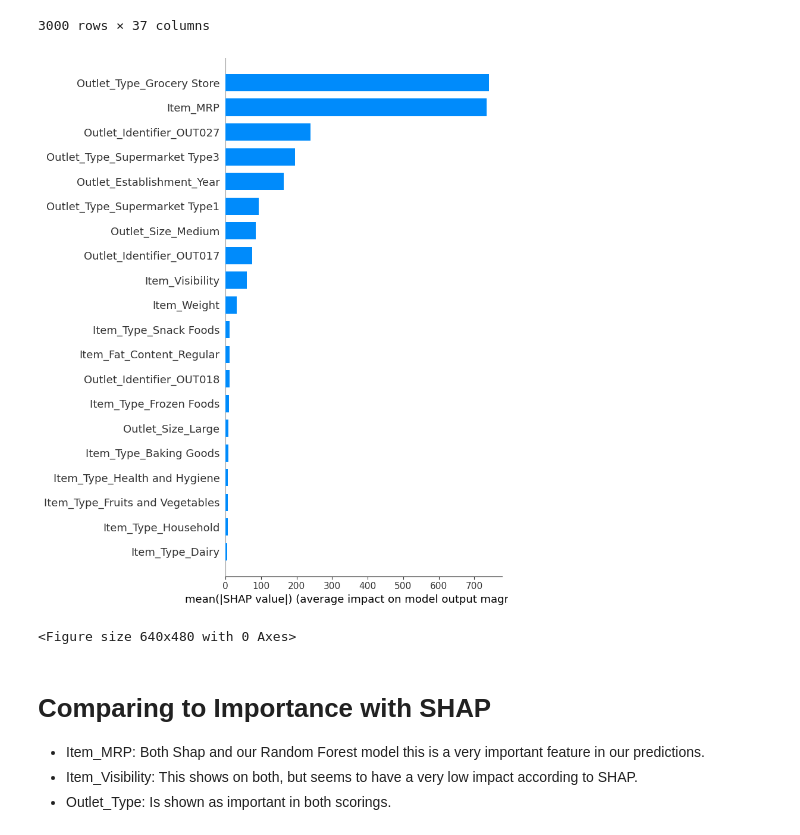
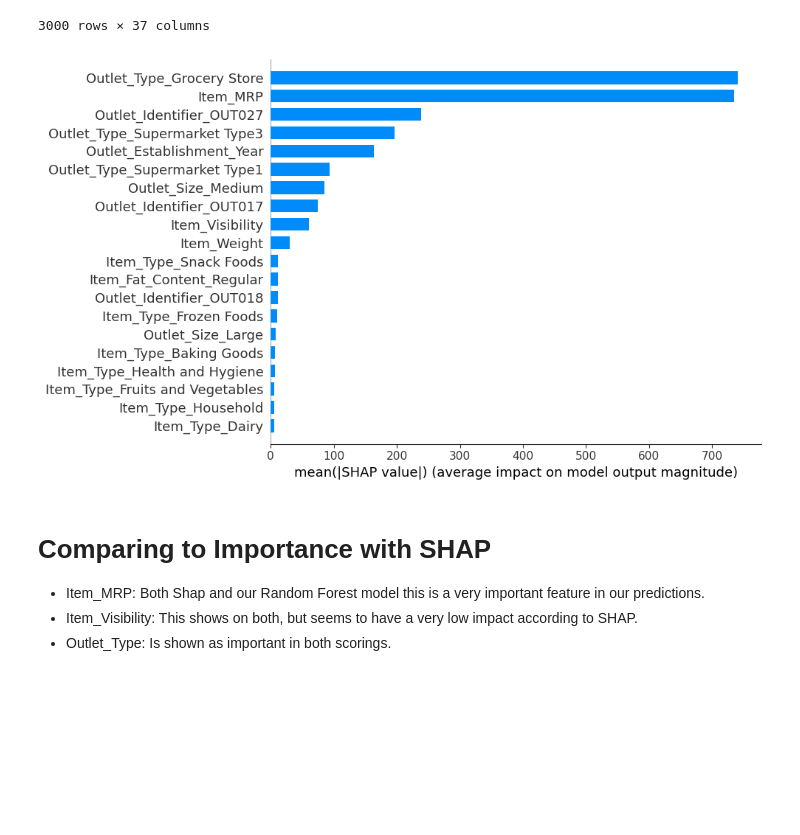
Before and after one commit to MikeyClausen/Prediction-of-Product-Sales, a Jupyter notebook: Explaining Models with Shap.ipynb, the cells around one changed output. Saved outputs shown, nothing was run; the diff lists cells and outputs as text; code cells hidden in the pictures; blank space fills up the shorter version.

```diff
--- a/Explaining Models with Shap.ipynb
+++ b/Explaining Models with Shap.ipynb
@@ -107,11 +107,10 @@ pd.DataFrame(shap_values.values, columns = X_shap.columns)
 | 2999 | -16.231420 | -27.536309 | -1039.797077 | -34.243181 | 5.828045 | ... |
 3000 rows × 37 columns
 # %%
-shap.summary_plot(shap_values,features= X_shap, plot_type='bar')
-plt.savefig('shap.png', bbox_inches='tight');
+shap.summary_plot(shap_values, features=X_shap, plot_type='bar', show=False, plot_size=(10, 6))
+plt.gcf().savefig('shap.png')
 # %% [output]
-[figure, old version]
+[figure, new version]
-<Figure size 640x480 with 0 Axes>
 # %% [markdown]
 # Comparing to Importance with SHAP
 
```
Also changed, not shown: parts of 1 cell of this notebook, 2 other files.
